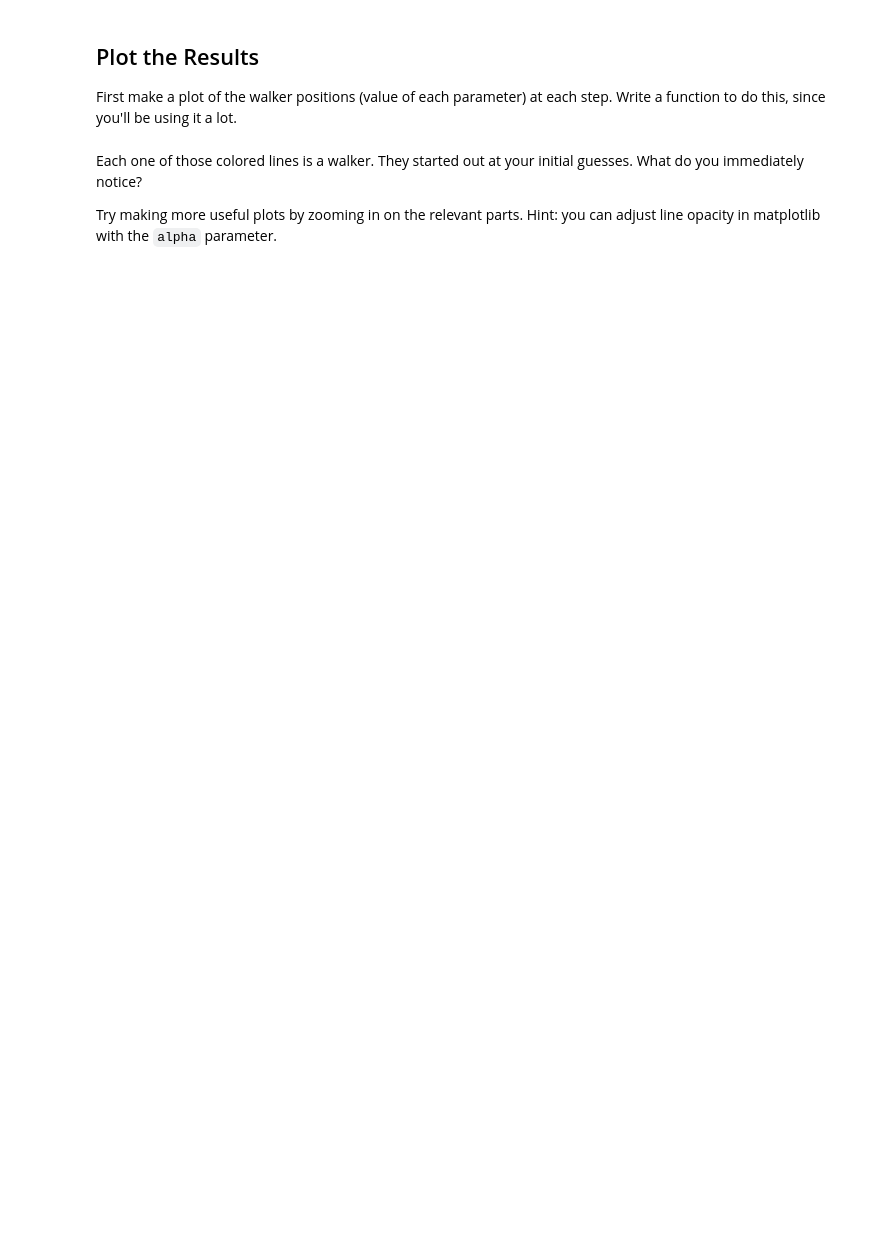
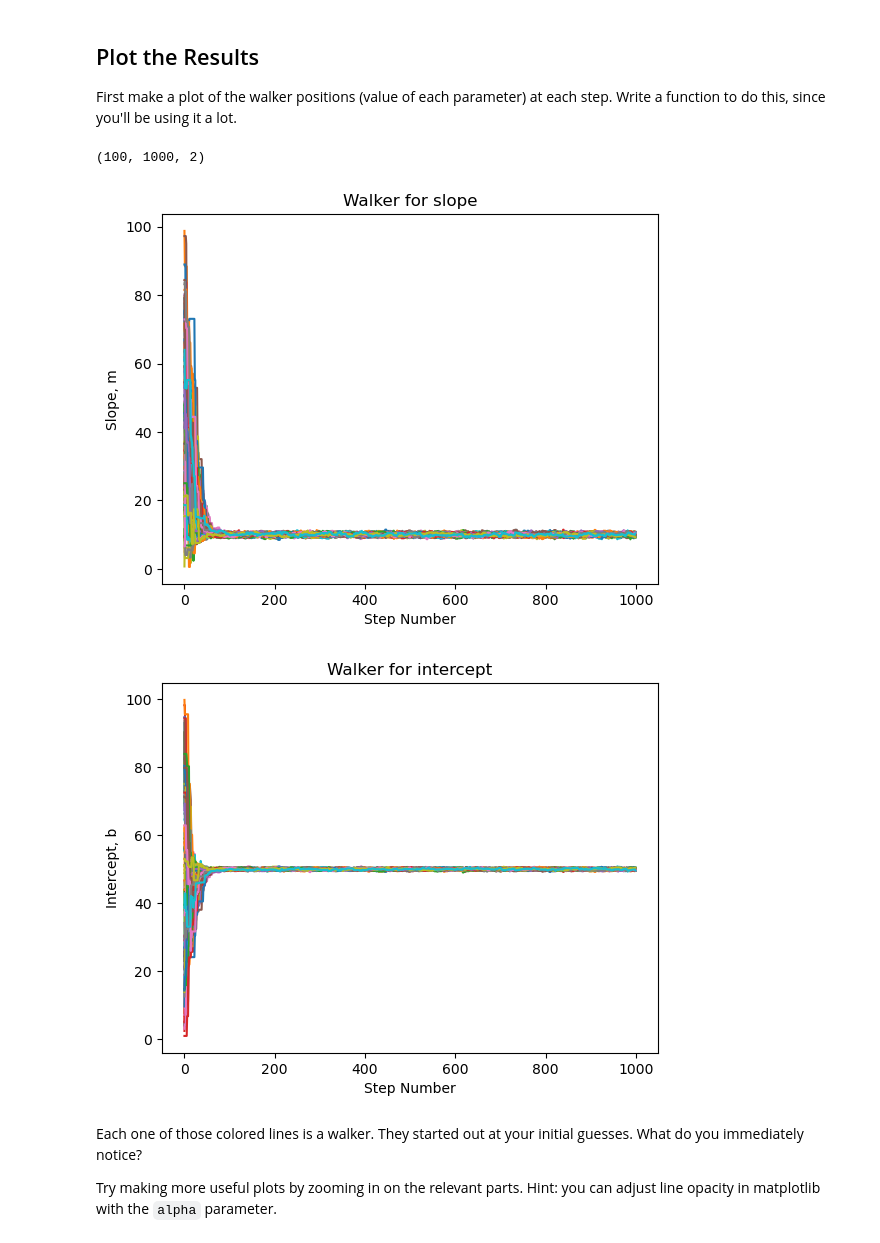
Before and after one commit to ASTR154/bayesian-statistics, a Jupyter notebook: mcmc_line_fitting.ipynb, the cells around one changed output. Saved outputs shown, nothing was run; the diff lists cells and outputs as text; code cells hidden in the pictures; blank space fills up the shorter version.

```diff
--- a/mcmc_line_fitting.ipynb
+++ b/mcmc_line_fitting.ipynb
@@ -39,3 +43,27 @@ def log_posterior(  # complete
+# %%
+# complete
+# complete
+# complete
+# complete
+
+def log_prior(theta):
+    m, b = theta
+    if 0.0 < m < 100.0 and 0.0 < b < 100.0:
+        return 0.0
+    return -np.inf
+
+def log_likelihood(theta, x, y, dy):
+    m, b = theta
+    model = m * x + b
+    chi2 = ((y - model) / dy)**2
+    logL = -0.5 * np.sum(np.log(2 * np.pi * dy**2) + chi2)
+    return logL
+
+def log_posterior(theta, x, y, dy):
+    lp = log_prior(theta)
+    if not np.isfinite(lp):
+        return -np.inf
+    return lp + log_likelihood(theta, x, y, dy)
 # %% [markdown]
 ## Set Up the Ensemble Sampler
 This time we will use the `emcee` package that you imported above to sample the posterior probability distribution. Everything you need is contained within the `emcee.EnsembleSampler` class. Initialize this with 100 walkers and the `log_posterior` function you defined above. Don't forget that `log_posterior` takes additional arguments `x`, `y`, and `dy`. (Hint: check the documentation for `EnsembleSampler` for how to deal with this.)
@@ -43,8 +71,8 @@ This time we will use the `emcee` package that you imported above to sample the
 Note, we will initialise the sampler in #1.5
 # %%
 n_walkers = 100
-n_params =  # complete
-args =  # complete
+n_params = 2
+args = (x, y, dy)
 # %% [markdown]
 ## Setup random initial guesses for the starting positions
 
@@ -56,10 +80,14 @@ initial_guesses =  # complete
+# %%
+m_random = np.random.uniform(0, 100, n_walkers)
+b_random = np.random.uniform(0, 100, n_walkers)
+initial_guesses = np.column_stack((m_random, b_random))
 # %% [markdown]
 ## Initialize and run!
 
 Initialize the `EnsembleSampler` object and then run it with the `run_mcmc` method. For now, 10000 steps is more than enough, and should run in less than a minute on your laptop. If this command takes too long, ask for help.
 # %%
 # initialize the sampler
-sampler = emcee.EnsembleSampler(  # complete
+sampler = emcee.EnsembleSampler(n_walkers, n_params, log_posterior, args=args)
 
 # run!
-sampler.run_mcmc(  # complete
+sampler.run_mcmc(initial_guesses, 1000)
@@ -69,29 +115,37 @@ First make a plot of the walker positions (value of each parameter) at each step
 # %%
 print(sampler.chain.shape)  # check that this has dimensions (n_walkers, n_steps, n_params)
 
 def chain_plots(chain, **kwargs):
     """
     Plot the histories for each walker in sampler.chain
 
     Parameters
     ----------
     chain: ndarray
         3D array given by sampler.flatchain, with shape (n_walkers, n_steps, n_params)
     kwargs: `.Line2D` properties, optional
         All keyword arguments are passed to `pyplot.plot`
     """
 
+    n_walkers, n_steps, n_params = chain.shape
+
     plt.figure()
-    plt.plot(  # complete
+    plt.plot(chain[:, :, 0].T, **kwargs)
     plt.xlabel('Step Number')
     plt.ylabel('Slope, m')
+    plt.title('Walker for slope')
 
     plt.figure()
-    plt.plot(  # complete
+    plt.plot(chain[:, :, 1].T, **kwargs)
     plt.xlabel('Step Number')
     plt.ylabel('Intercept, b')
+    plt.title('Walker for intercept')
 
 chain_plots(sampler.chain)
+# %% [output]
+(100, 1000, 2)
+[figure, added]
+[figure, added]
 # %% [markdown]
 Each one of those colored lines is a walker. They started out at your initial guesses. What do you immediately notice?
 
```
Also changed, not shown: parts of 14 cells of this notebook.
